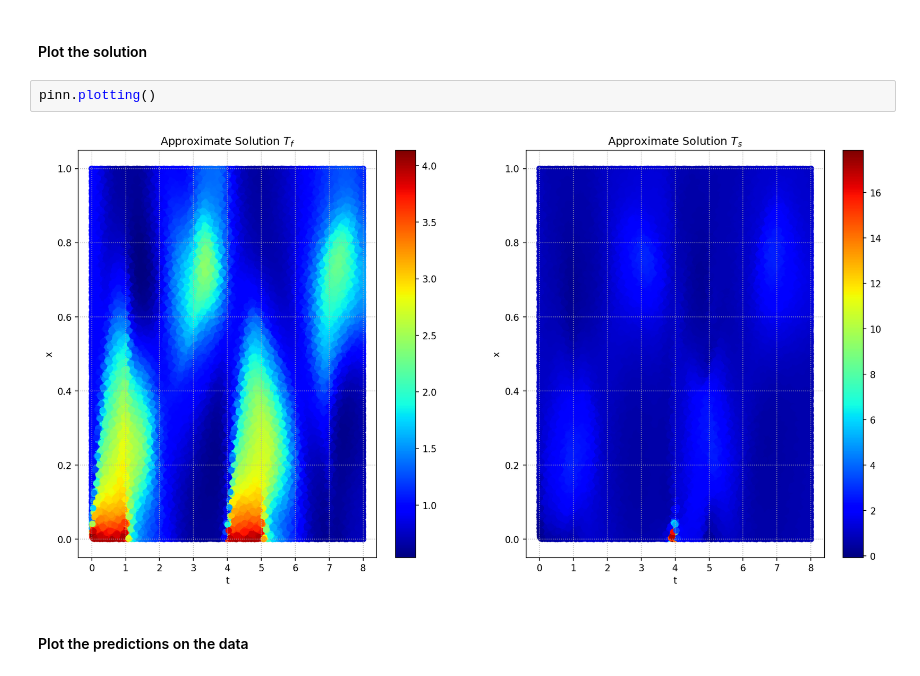
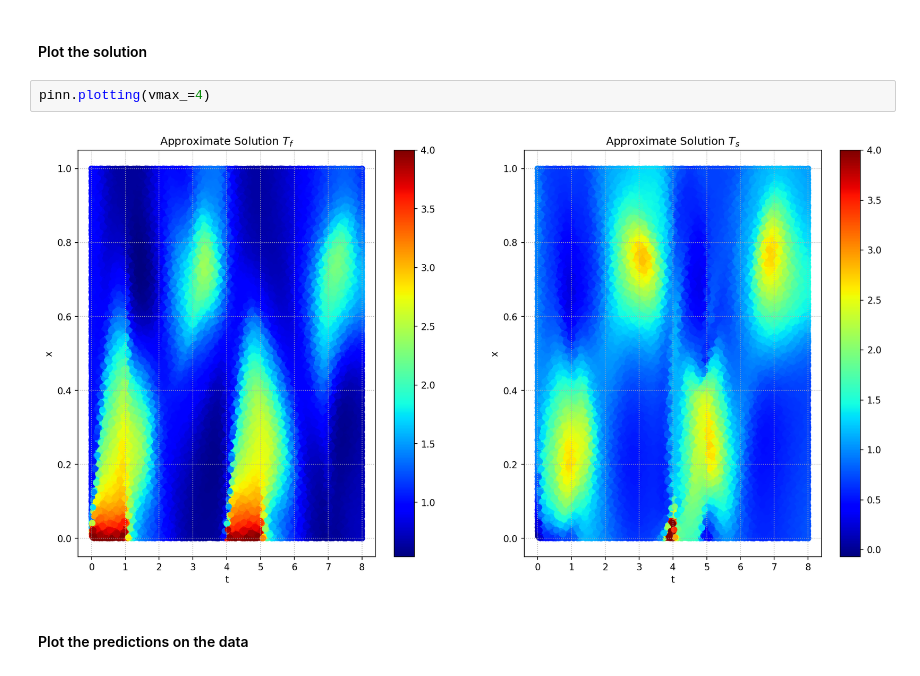
Before and after one commit to guglielmopacifico/DeepLearning, a Jupyter notebook: Task_2/NoteBook_Doubling.ipynb, the cells around one changed output. Saved outputs shown, nothing was run; the diff lists cells and outputs as text.

Commit message:
Plot with vmax

```diff
--- a/Task_2/NoteBook_Doubling.ipynb
+++ b/Task_2/NoteBook_Doubling.ipynb
@@ -48,9 +48,9 @@ It took:         16228  iterations
 # %% [markdown]
 #### Plot the solution
 # %%
-pinn.plotting()
+pinn.plotting(vmax_=4)
 # %% [output]
-[figure, old version]
+[figure, new version]
 # %% [markdown]
 #### Plot the predictions on the data
 # %%
```
Also changed, not shown: 1 other file.
